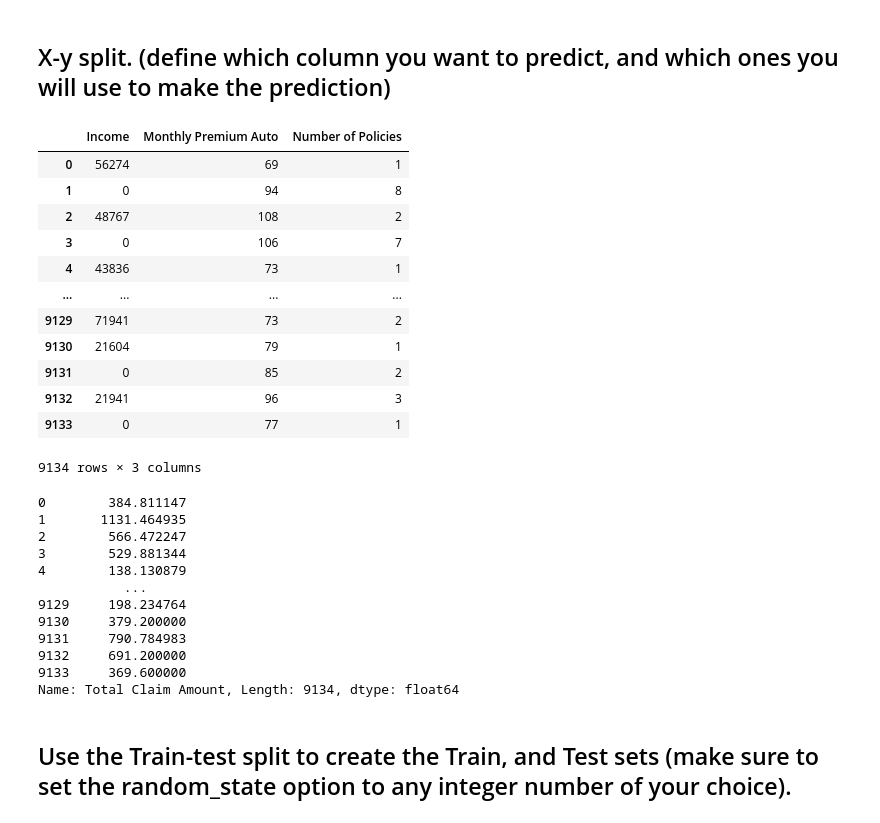
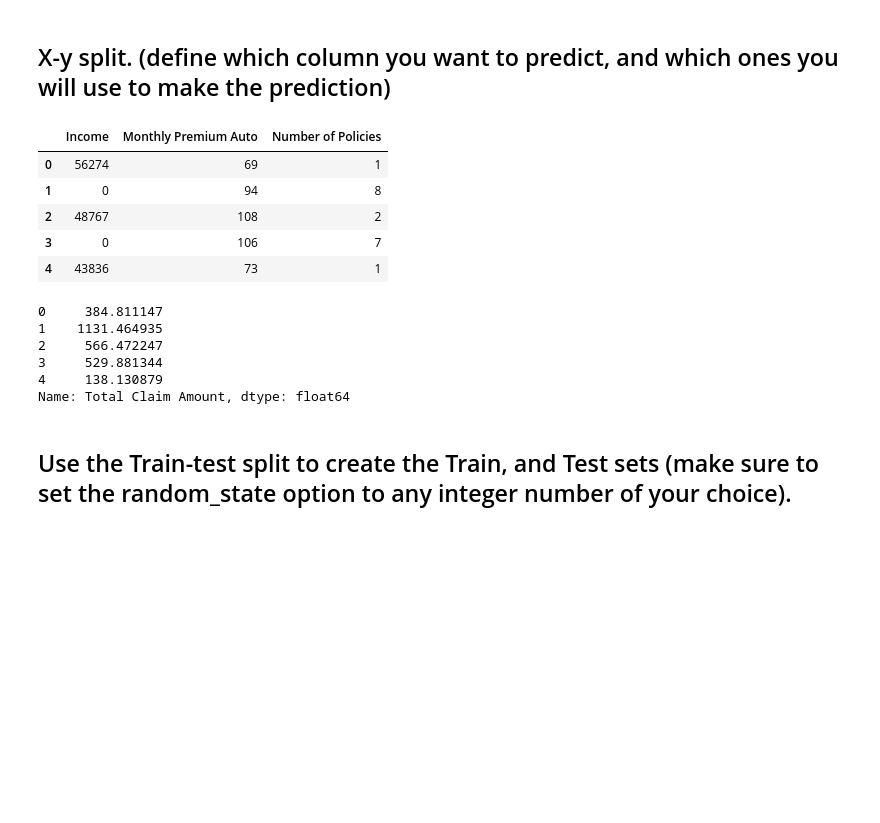
Before and after one commit to Simran2809/lab-model-generation-and-validation, a Jupyter notebook: Lab_Model generation, and validation.ipynb, the cells around one changed output. Cells and saved outputs as stored; diff of their text form; code cells hidden in the pictures; blank space fills up the shorter version.

```diff
--- a/Lab_Model generation, and validation.ipynb
+++ b/Lab_Model generation, and validation.ipynb
@@ -111,36 +106,23 @@ data.shape
 X = data[['Income', 'Monthly Premium Auto','Number of Policies']]
 y = data['Total Claim Amount']
 # %%
-X
+X.head()
 # %% [output]
 |  | Income | Monthly Premium Auto | Number of Policies |
 | 0 | 56274 | 69 | 1 |
 | 1 | 0 | 94 | 8 |
 | 2 | 48767 | 108 | 2 |
 | 3 | 0 | 106 | 7 |
 | 4 | 43836 | 73 | 1 |
-| ... | ... | ... | ... |
-| 9129 | 71941 | 73 | 2 |
-| 9130 | 21604 | 79 | 1 |
-| 9131 | 0 | 85 | 2 |
-| 9132 | 21941 | 96 | 3 |
-| 9133 | 0 | 77 | 1 |
-9134 rows × 3 columns
 # %%
-y
+y.head()
 # %% [output]
-0        384.811147
-1       1131.464935
-2        566.472247
-3        529.881344
-4        138.130879
-           ...
-9129     198.234764
-9130     379.200000
-9131     790.784983
-9132     691.200000
-9133     369.600000
-Name: Total Claim Amount, Length: 9134, dtype: float64
+0     384.811147
+1    1131.464935
+2     566.472247
+3     529.881344
+4     138.130879
+Name: Total Claim Amount, dtype: float64
 # %% [markdown]
 ## Use the Train-test split to create the Train, and Test sets (make sure to set the random_state option to any integer number of your choice).
 # %%
```
Also changed, not shown: parts of 31 cells of this notebook.
